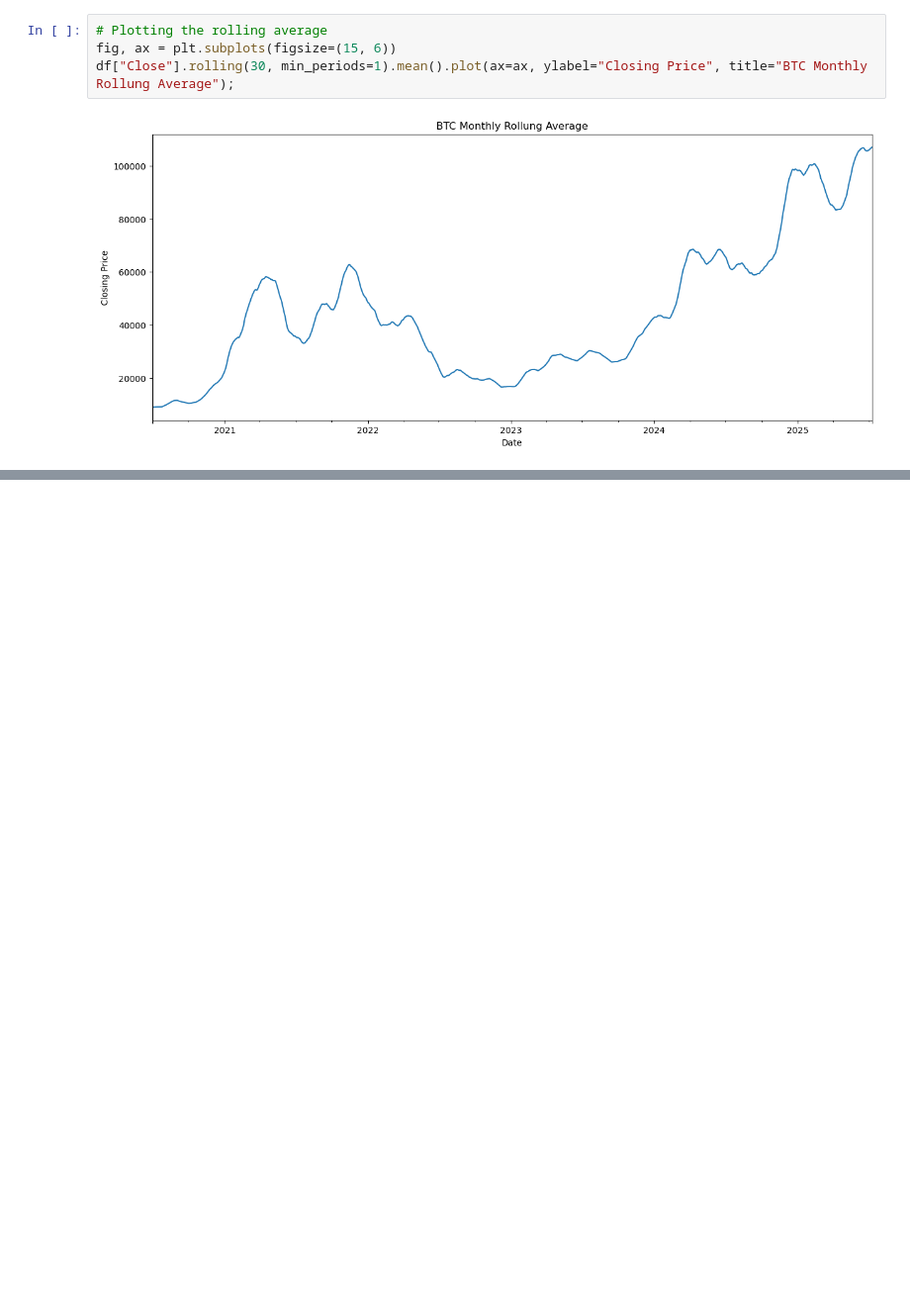
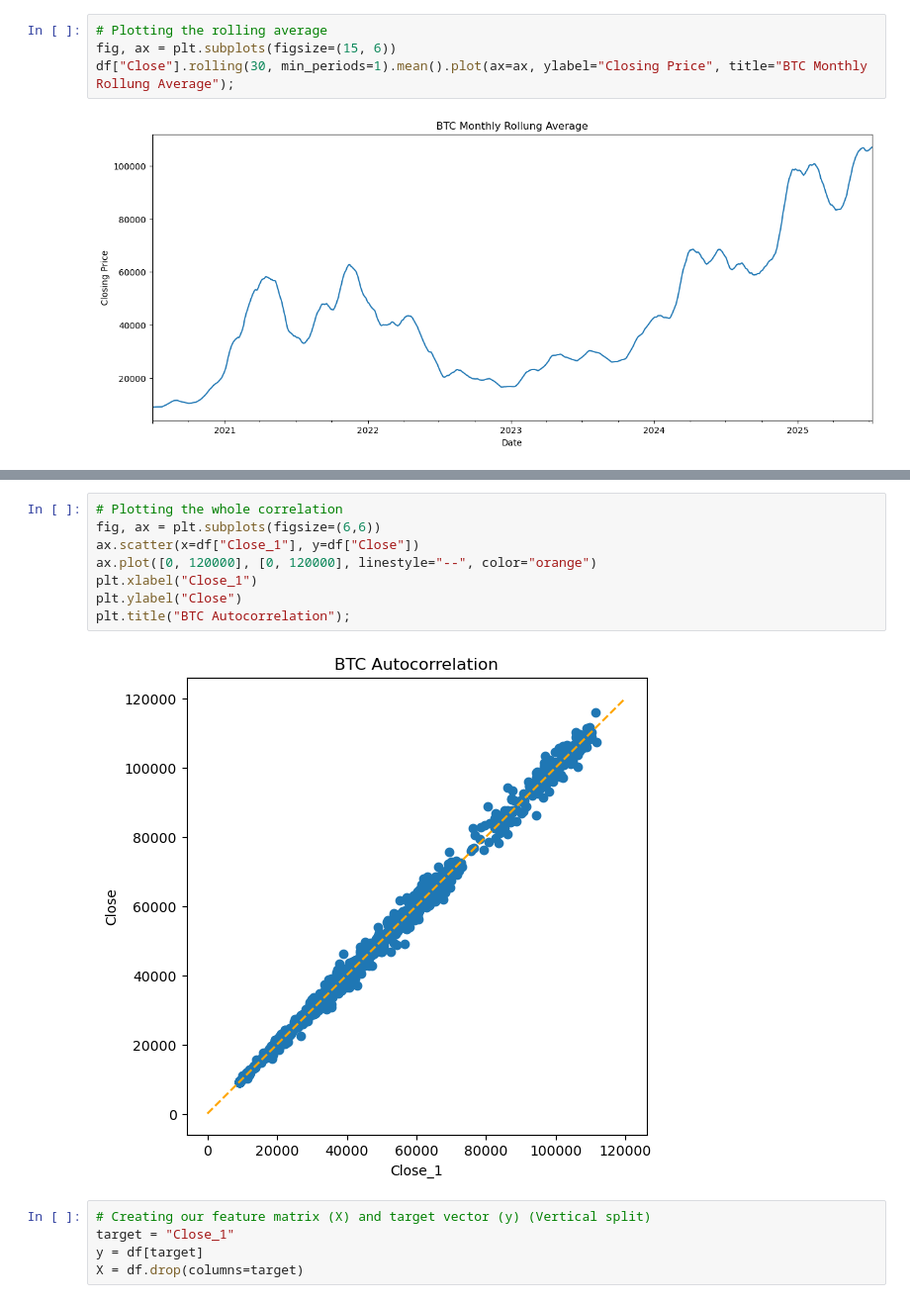
Before and after one commit to serialdotai/btc-closing-price-tracker, a Jupyter notebook: linear_reg_btc.ipynb, the cells around one changed output, grey strips where cells are left out. Shown at 99% size. Cells and saved outputs as stored; diff of their text form; blank space fills up the shorter version.

Commit message:
splitted the data

```diff
--- a/linear_reg_btc.ipynb
+++ b/linear_reg_btc.ipynb
@@ -137,0 +159,15 @@ df.head()
+# %%
+# Plotting the whole correlation
+fig, ax = plt.subplots(figsize=(6,6))
+ax.scatter(x=df["Close_1"], y=df["Close"])
+ax.plot([0, 120000], [0, 120000], linestyle="--", color="orange")
+plt.xlabel("Close_1")
+plt.ylabel("Close")
+plt.title("BTC Autocorrelation");
+# %% [output]
+[figure, added]
+# %%
+# Creating our feature matrix (X) and target vector (y) (Vertical split)
+target = "Close_1"
+y = df[target]
+X = df.drop(columns=target)
```
Also changed, not shown: parts of 7 cells of this notebook.
